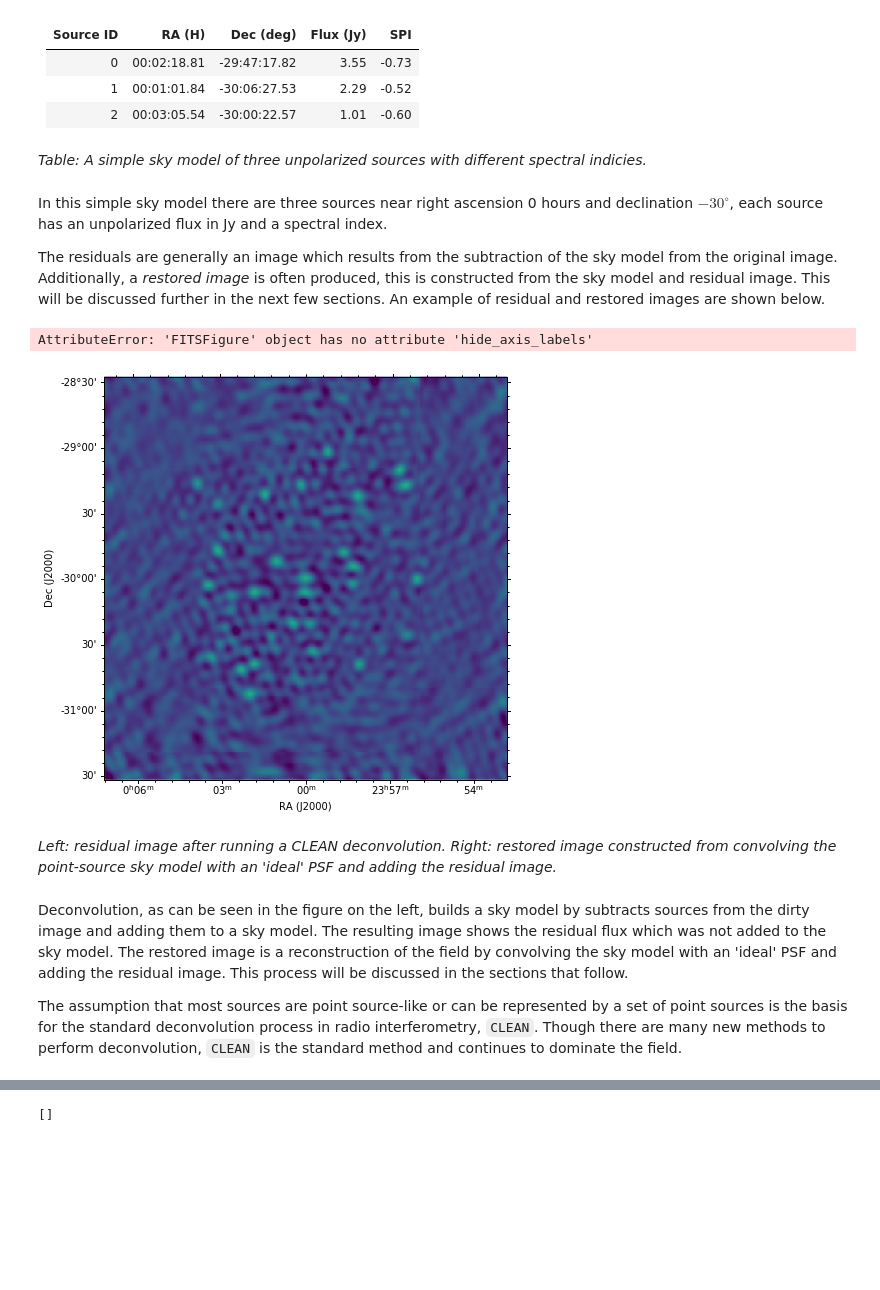
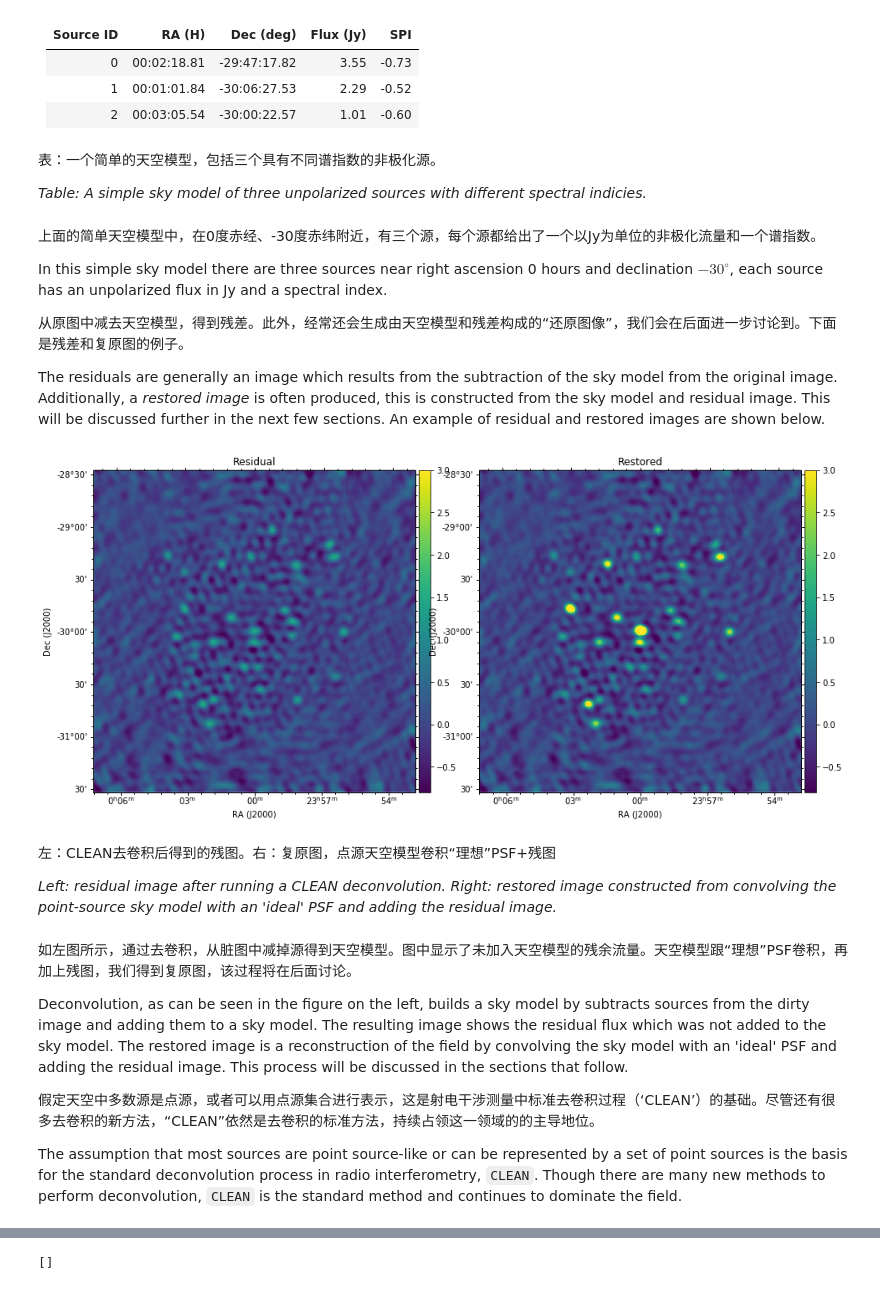
Before and after one commit to astronomical-data-processing/fundamentals_of_interferometry_chinese, a Jupyter notebook: 6_Deconvolution/6_1_sky_models.ipynb, the cells around one changed output, grey strips where cells are left out. Drawn from its saved outputs; the diff is of its cells as text; code cells hidden in the pictures; blank space fills up the shorter version.

```diff
--- a/6_Deconvolution/6_1_sky_models.ipynb
+++ b/6_Deconvolution/6_1_sky_models.ipynb
@@ -141,38 +169,49 @@ At the end of an deconvolution process we end up with two products: the sky mode
 | 1         | 00:01:01.84 | -30:06:27.53 | 2.29      | -0.52 |
 | 2         | 00:03:05.54 | -30:00:22.57 | 1.01      | -0.60 |
 # %% [markdown]
+表：一个简单的天空模型，包括三个具有不同谱指数的非极化源。
+
 *Table: A simple sky model of three unpolarized sources with different spectral indicies.*
 # %% [markdown]
+上面的简单天空模型中，在0度赤经、-30度赤纬附近，有三个源，每个源都给出了一个以Jy为单位的非极化流量和一个谱指数。
+
 In this simple sky model there are three sources near right ascension 0 hours and declination $-30^{\circ}$, each source has an unpolarized flux in Jy and a spectral index.
 
+从原图中减去天空模型，得到残差。此外，经常还会生成由天空模型和残差构成的“还原图像”，我们会在后面进一步讨论到。下面是残差和复原图的例子。
+
 The residuals are generally an image which results from the subtraction of the sky model from the original image. Additionally, a *restored image* is often produced, this is constructed from the sky model and residual image. This will be discussed further in the next few sections. An example of residual and restored images are shown below.
 # %%
 fig = plt.figure(figsize=(16, 7))
 
 gc1 = aplpy.FITSFigure('../data/fits/deconv/KAT-7_6h60s_dec-30_10MHz_10chans_uniform_n100-residual.fits', \
                        figure=fig, subplot=[0.1,0.1,0.35,0.8])
 gc1.show_colorscale(vmin=-0.8, vmax=3., cmap='viridis')
-gc1.hide_axis_labels()
-gc1.hide_tick_labels()
+#gc1.hide_axis_labels()
+#gc1.hide_tick_labels()
 plt.title('Residual')
 gc1.add_colorbar()
 
 gc2 = aplpy.FITSFigure('../data/fits/deconv/KAT-7_6h60s_dec-30_10MHz_10chans_uniform_n100-image.fits', \
                        figure=fig, subplot=[0.5,0.1,0.35,0.8])
 gc2.show_colorscale(vmin=-0.8, vmax=3., cmap='viridis')
-gc2.hide_axis_labels()
-gc2.hide_tick_labels()
+#gc2.hide_axis_labels()
+#gc2.hide_tick_labels()
 plt.title('Restored')
 gc2.add_colorbar()
 
 fig.canvas.draw()
 # %% [output]
-AttributeError: 'FITSFigure' object has no attribute 'hide_axis_labels'
-[figure, old version]
+[figure, new version]
 # %% [markdown]
+左：CLEAN去卷积后得到的残图。右：复原图，点源天空模型卷积“理想”PSF+残图
+
 *Left: residual image after running a CLEAN deconvolution. Right: restored image constructed from convolving the point-source sky model with an 'ideal' PSF and adding the residual image.*
 # %% [markdown]
+如左图所示，通过去卷积，从脏图中减掉源得到天空模型。图中显示了未加入天空模型的残余流量。天空模型跟“理想”PSF卷积，再加上残图，我们得到复原图，该过程将在后面讨论。
+
 Deconvolution, as can be seen in the figure on the left, builds a sky model by subtracts sources from the dirty image and adding them to a sky model. The resulting image shows the residual flux which was not added to the sky model. The restored image is a reconstruction of the field by convolving the sky model with an 'ideal' PSF and adding the residual image. This process will be discussed in the sections that follow.
 
+假定天空中多数源是点源，或者可以用点源集合进行表示，这是射电干涉测量中标准去卷积过程（‘CLEAN’）的基础。尽管还有很多去卷积的新方法，“CLEAN”依然是去卷积的标准方法，持续占领这一领域的的主导地位。
+
 The assumption that most sources are point source-like or can be represented by a set of point sources is the basis for the standard deconvolution process in radio interferometry, `CLEAN`. Though there are many new methods to perform deconvolution, `CLEAN` is the standard method and continues to dominate the field.
 # %% [markdown]
```
Also changed, not shown: parts of 15 cells of this notebook, 14 other files.
